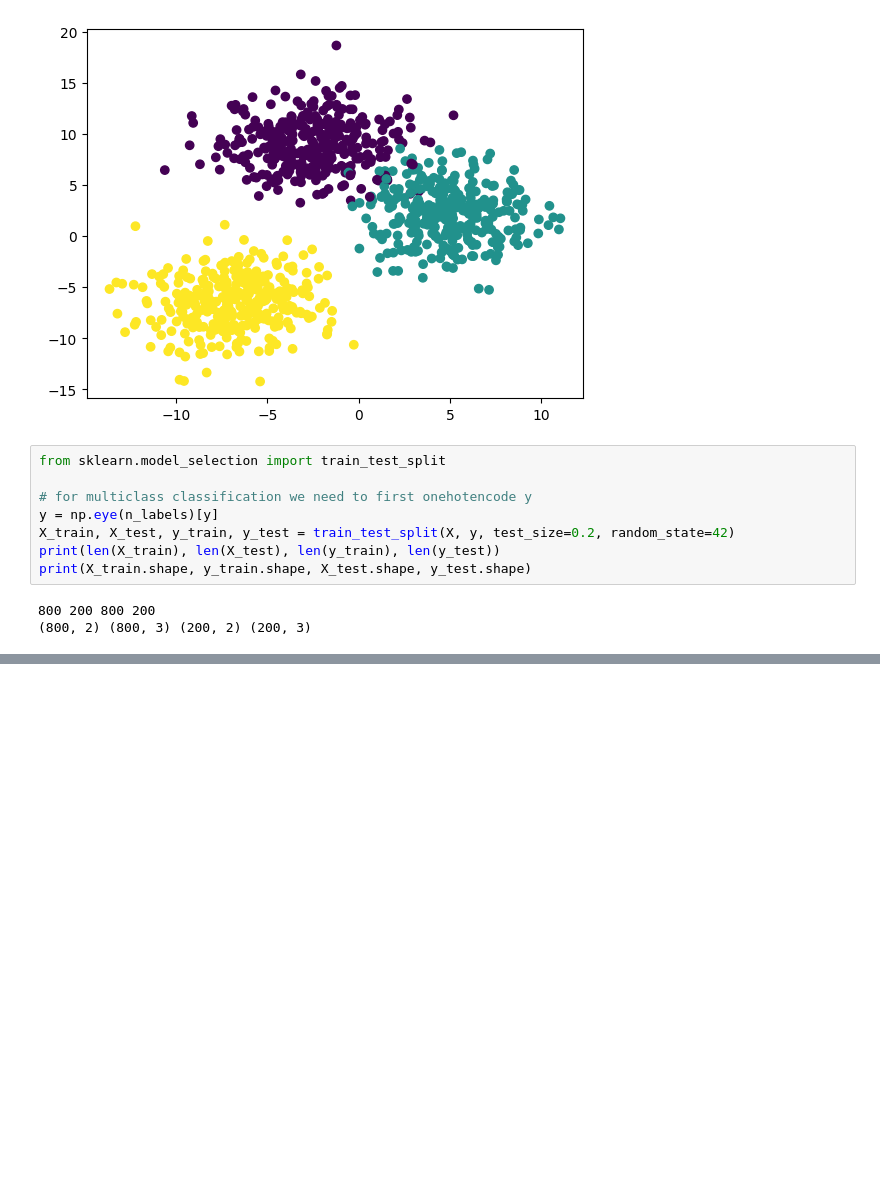
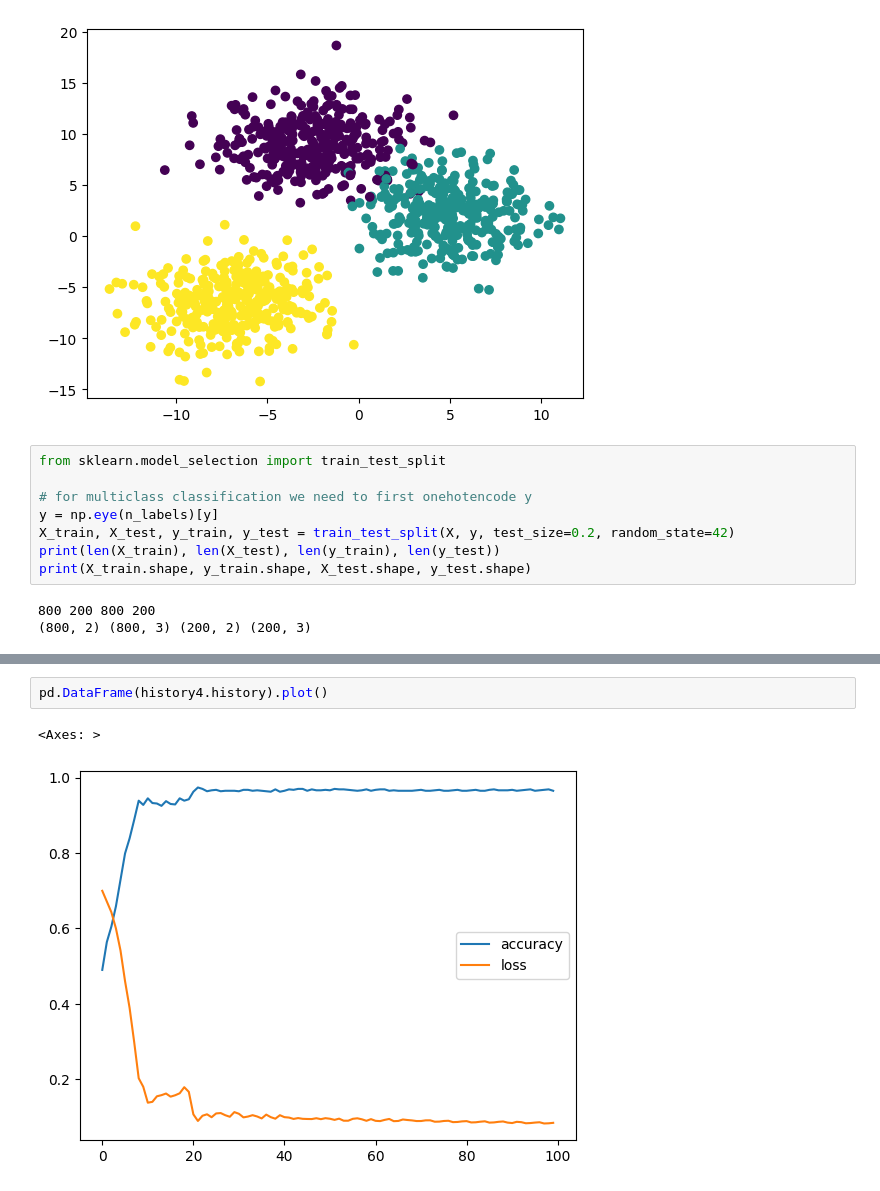
Before and after one commit to AkhilTrivedi1998/Tensorflow_practice, a Jupyter notebook: Neural-Network-Classification/Neural_Network_Classification.ipynb, the cells around one changed output, grey strips where cells are left out. Cells and saved outputs as stored; diff of their text form; blank space fills up the shorter version.

```diff
--- a/Neural-Network-Classification/Neural_Network_Classification.ipynb
+++ b/Neural-Network-Classification/Neural_Network_Classification.ipynb
@@ -393,0 +462,5 @@ pd.DataFrame(history3.history).plot()
+# %%
+pd.DataFrame(history4.history).plot()
+# %% [output]
+<Axes: >
+[figure, added]
```
Also changed, not shown: parts of 45 cells of this notebook, 1 other file.
